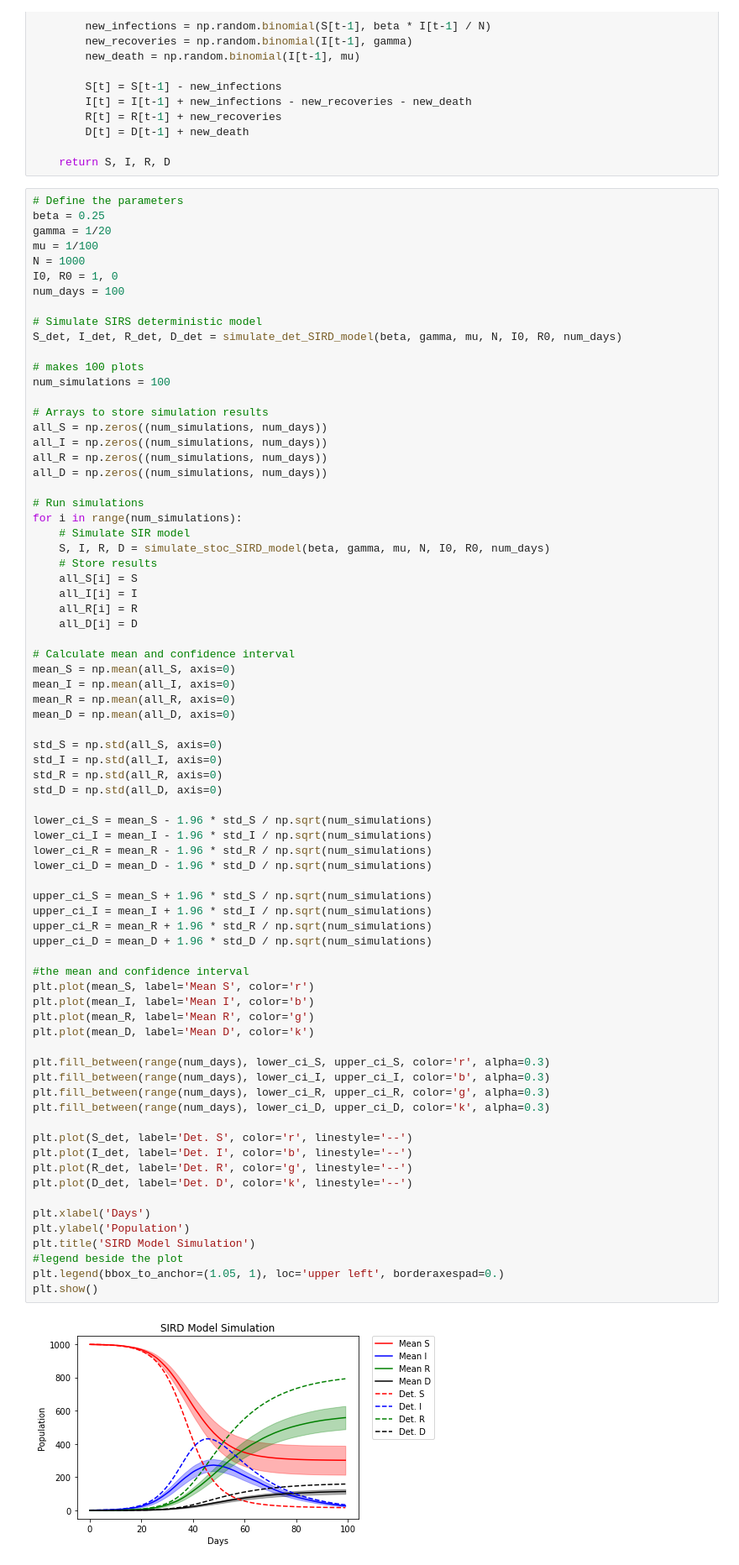
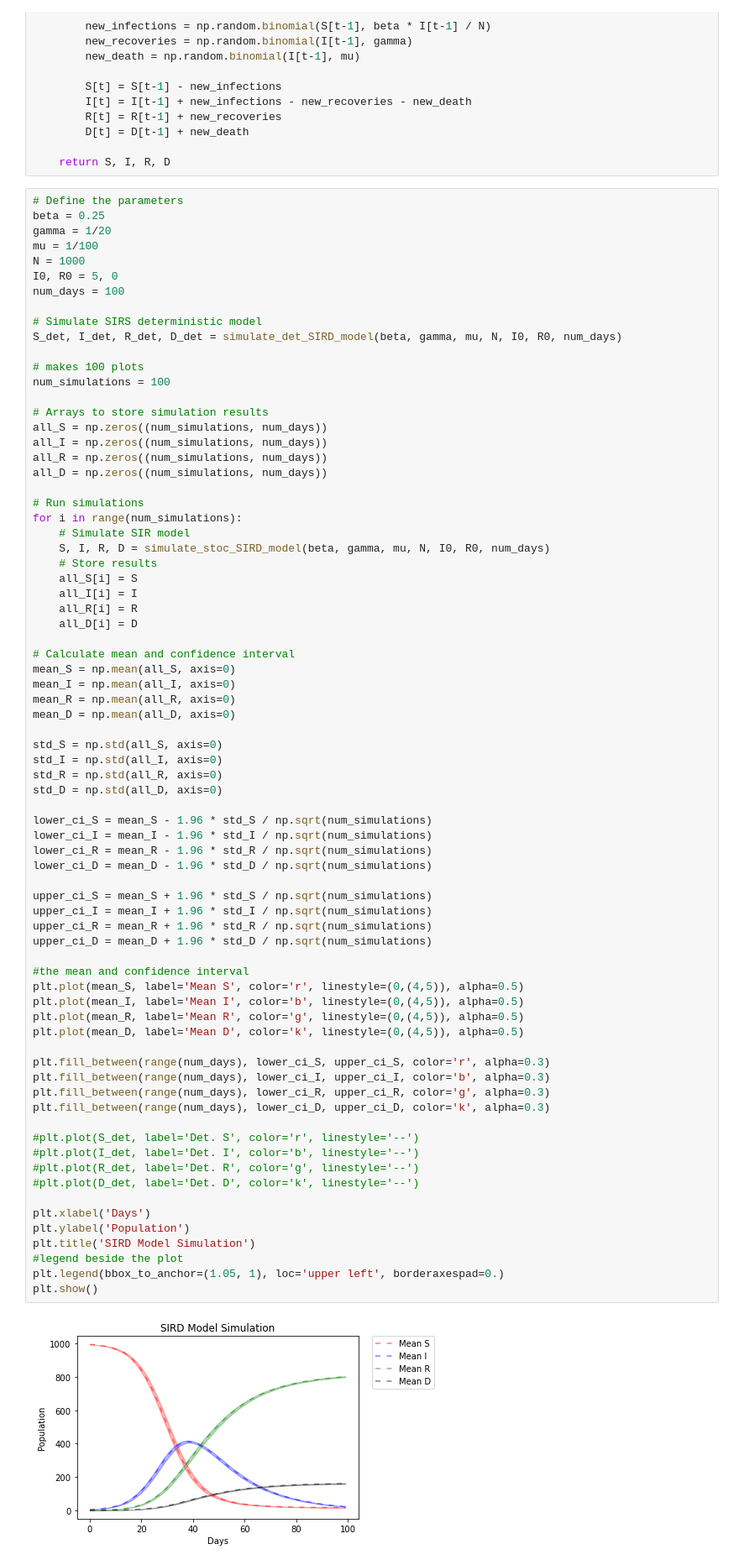
Before and after one commit to jbirkc/Stochastic-Simulation-project-2-Pandemic-, a Jupyter notebook: Part1/SIRD.ipynb, the cells around one changed output. Shown: that part at 84% size. Drawn from its saved outputs; the diff is of its cells as text.

```diff
--- a/Part1/SIRD.ipynb
+++ b/Part1/SIRD.ipynb
@@ -53,7 +53,7 @@ beta = 0.25
 gamma = 1/20
 mu = 1/100
 N = 1000
-I0, R0 = 1, 0
+I0, R0 = 5, 0
 num_days = 100
 
 # Simulate SIRS deterministic model
@@ -87,39 +87,39 @@ mean_D = np.mean(all_D, axis=0)
 std_S = np.std(all_S, axis=0)
 std_I = np.std(all_I, axis=0)
 std_R = np.std(all_R, axis=0)
 std_D = np.std(all_D, axis=0)
 
 lower_ci_S = mean_S - 1.96 * std_S / np.sqrt(num_simulations)
 lower_ci_I = mean_I - 1.96 * std_I / np.sqrt(num_simulations)
 lower_ci_R = mean_R - 1.96 * std_R / np.sqrt(num_simulations)
 lower_ci_D = mean_D - 1.96 * std_D / np.sqrt(num_simulations)
 
 upper_ci_S = mean_S + 1.96 * std_S / np.sqrt(num_simulations)
 upper_ci_I = mean_I + 1.96 * std_I / np.sqrt(num_simulations)
 upper_ci_R = mean_R + 1.96 * std_R / np.sqrt(num_simulations)
 upper_ci_D = mean_D + 1.96 * std_D / np.sqrt(num_simulations)
 
 #the mean and confidence interval
-plt.plot(mean_S, label='Mean S', color='r')
-plt.plot(mean_I, label='Mean I', color='b')
-plt.plot(mean_R, label='Mean R', color='g')
-plt.plot(mean_D, label='Mean D', color='k')
+plt.plot(mean_S, label='Mean S', color='r', linestyle=(0,(4,5)), alpha=0.5)
+plt.plot(mean_I, label='Mean I', color='b', linestyle=(0,(4,5)), alpha=0.5)
+plt.plot(mean_R, label='Mean R', color='g', linestyle=(0,(4,5)), alpha=0.5)
+plt.plot(mean_D, label='Mean D', color='k', linestyle=(0,(4,5)), alpha=0.5)
 
 plt.fill_between(range(num_days), lower_ci_S, upper_ci_S, color='r', alpha=0.3)
 plt.fill_between(range(num_days), lower_ci_I, upper_ci_I, color='b', alpha=0.3)
 plt.fill_between(range(num_days), lower_ci_R, upper_ci_R, color='g', alpha=0.3)
 plt.fill_between(range(num_days), lower_ci_D, upper_ci_D, color='k', alpha=0.3)
 
-plt.plot(S_det, label='Det. S', color='r', linestyle='--')
-plt.plot(I_det, label='Det. I', color='b', linestyle='--')
-plt.plot(R_det, label='Det. R', color='g', linestyle='--')
-plt.plot(D_det, label='Det. D', color='k', linestyle='--')
+#plt.plot(S_det, label='Det. S', color='r', linestyle='--')
+#plt.plot(I_det, label='Det. I', color='b', linestyle='--')
+#plt.plot(R_det, label='Det. R', color='g', linestyle='--')
+#plt.plot(D_det, label='Det. D', color='k', linestyle='--')
 
 plt.xlabel('Days')
 plt.ylabel('Population')
 plt.title('SIRD Model Simulation')
 #legend beside the plot
 plt.legend(bbox_to_anchor=(1.05, 1), loc='upper left', borderaxespad=0.)
 plt.show()
 # %% [output]
-[figure, old version]
+[figure, new version]
```
Also changed, not shown: 3 other files.
